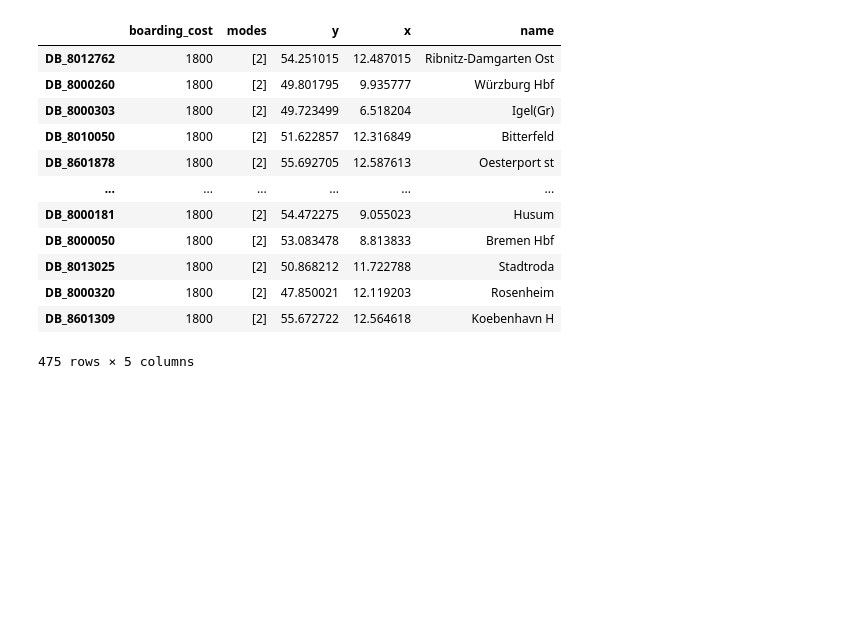
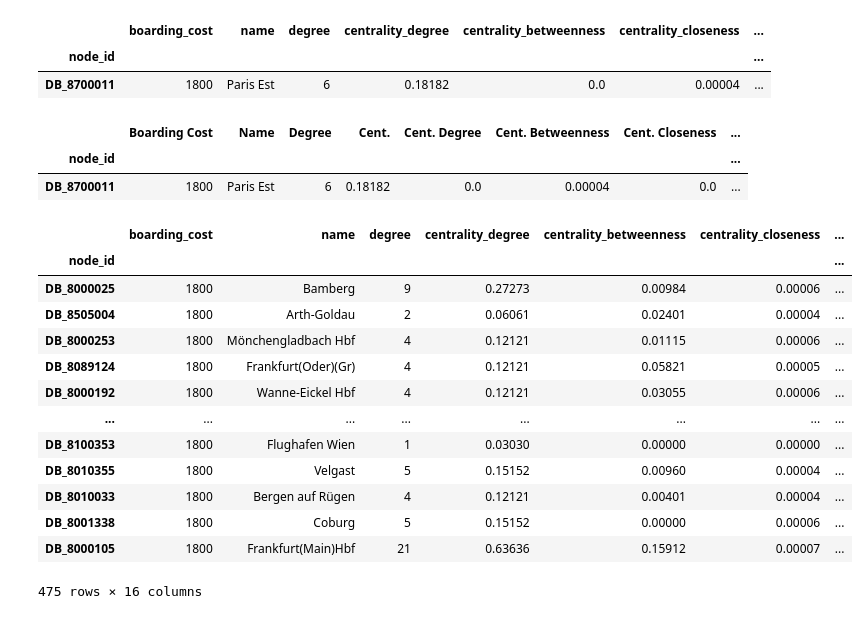
Before and after one commit to LucaPoli59/Da_TrNet, a Jupyter notebook: others_notebooks/tests.ipynb, the cells around one changed output. Saved outputs shown, nothing was run; the diff lists cells and outputs as text; code cells hidden in the pictures; blank space fills up the shorter version.

```diff
--- a/others_notebooks/tests.ipynb
+++ b/others_notebooks/tests.ipynb
@@ -43,16 +11,4 @@ graph_to_data(g)
-# %%
-pd.DataFrame.from_dict(dict(g.nodes(data=True)), orient='index')
-# %% [output]
-|  | boarding_cost | modes | y | x | name |
-| DB_8012762 | 1800 | [2] | 54.251015 | 12.487015 | Ribnitz-Damgarten Ost |
-| DB_8000260 | 1800 | [2] | 49.801795 | 9.935777 | Würzburg Hbf |
-| DB_8000303 | 1800 | [2] | 49.723499 | 6.518204 | Igel(Gr) |
-| DB_8010050 | 1800 | [2] | 51.622857 | 12.316849 | Bitterfeld |
-| DB_8601878 | 1800 | [2] | 55.692705 | 12.587613 | Oesterport st |
-| ... | ... | ... | ... | ... | ... |
-| DB_8000181 | 1800 | [2] | 54.472275 | 9.055023 | Husum |
-| DB_8000050 | 1800 | [2] | 53.083478 | 8.813833 | Bremen Hbf |
-| DB_8013025 | 1800 | [2] | 50.868212 | 11.722788 | Stadtroda |
-| DB_8000320 | 1800 | [2] | 47.850021 | 12.119203 | Rosenheim |
-| DB_8601309 | 1800 | [2] | 55.672722 | 12.564618 | Koebenhavn H |
-475 rows × 5 columns
+# %%
+graph = load_graph_from_file(os.path.join(RESULTS_PATH, "full_graph"))
+# %%
+node_df, edge_df, map_plot = plot_graph_map(graph)
@@ -58,0 +17,29 @@ pd.DataFrame.from_dict(dict(g.nodes(data=True)), orient='index')
+# %%
+node_df[node_df['name'] == 'Paris Est']
+# %% [output]
+|  | boarding_cost | name | degree | centrality_degree | centrality_betweenness | centrality_closeness | ... |
+| node_id |  |  |  |  |  |  | ... |
+| DB_8700011 | 1800 | Paris Est | 6 | 0.18182 | 0.0 | 0.00004 | ... |
+# %%
+t_node_df[t_node_df['Name'] == 'Paris Est']
+# %% [output]
+|  | Boarding Cost | Name | Degree | Cent. | Cent. Degree | Cent. Betweenness | Cent. Closeness | ... |
+| node_id |  |  |  |  |  |  |  | ... |
+| DB_8700011 | 1800 | Paris Est | 6 | 0.18182 | 0.0 | 0.00004 | 0.0 | ... |
+# %%
+node_df
+# %% [output]
+|  | boarding_cost | name | degree | centrality_degree | centrality_betweenness | centrality_closeness | ... |
+| node_id |  |  |  |  |  |  | ... |
+| DB_8000025 | 1800 | Bamberg | 9 | 0.27273 | 0.00984 | 0.00006 | ... |
+| DB_8505004 | 1800 | Arth-Goldau | 2 | 0.06061 | 0.02401 | 0.00004 | ... |
+| DB_8000253 | 1800 | Mönchengladbach Hbf | 4 | 0.12121 | 0.01115 | 0.00006 | ... |
+| DB_8089124 | 1800 | Frankfurt(Oder)(Gr) | 4 | 0.12121 | 0.05821 | 0.00005 | ... |
+| DB_8000192 | 1800 | Wanne-Eickel Hbf | 4 | 0.12121 | 0.03055 | 0.00006 | ... |
+| ... | ... | ... | ... | ... | ... | ... | ... |
+| DB_8100353 | 1800 | Flughafen Wien | 1 | 0.03030 | 0.00000 | 0.00000 | ... |
+| DB_8010355 | 1800 | Velgast | 5 | 0.15152 | 0.00960 | 0.00004 | ... |
+| DB_8010033 | 1800 | Bergen auf Rügen | 4 | 0.12121 | 0.00401 | 0.00004 | ... |
+| DB_8001338 | 1800 | Coburg | 5 | 0.15152 | 0.00000 | 0.00006 | ... |
+| DB_8000105 | 1800 | Frankfurt(Main)Hbf | 21 | 0.63636 | 0.15912 | 0.00007 | ... |
+475 rows × 16 columns
```
Also changed, not shown: parts of 13 cells of this notebook, 8 other files.
